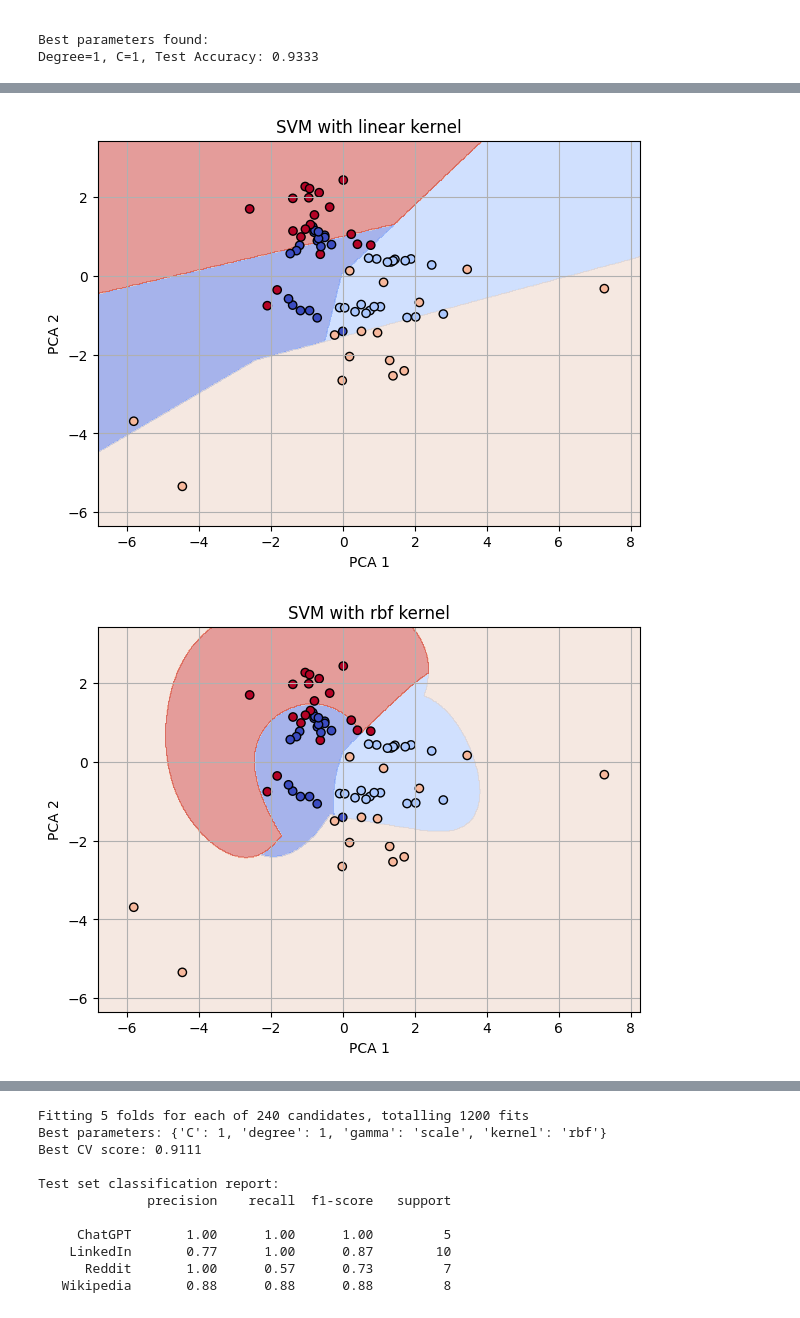
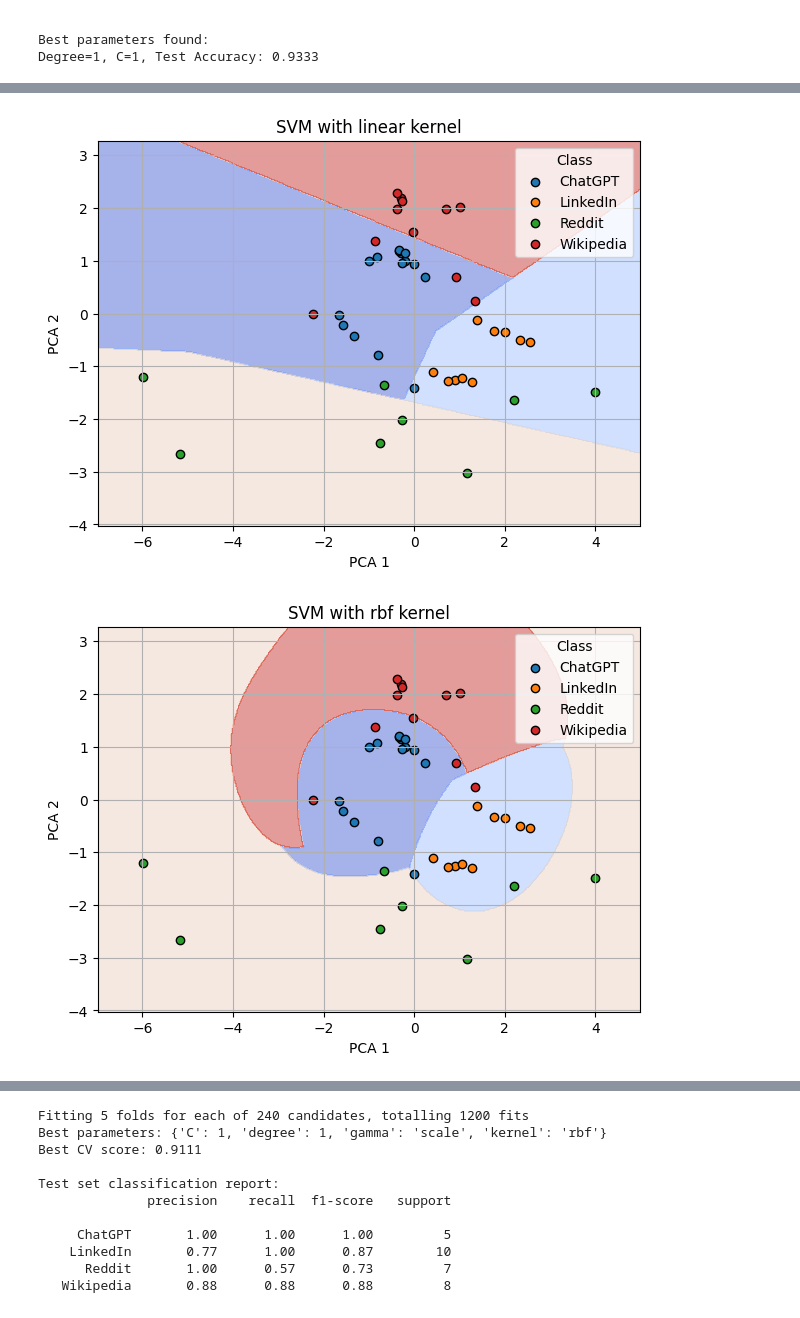
Before and after one commit to DurinMMII/coll400, a Jupyter notebook: sortedData/Support_Vector_Model.ipynb, the cells around one changed output, grey strips where cells are left out. Saved outputs shown, nothing was run; the diff lists cells and outputs as text; code cells hidden in the pictures.

Commit message:
added GridSearch per kernel, minor comment adjustments

```diff
--- a/sortedData/Support_Vector_Model.ipynb
+++ b/sortedData/Support_Vector_Model.ipynb
@@ -254,13 +402,17 @@ Best Accuracy: 0.9667
 # %%
+!pip install -q scikit-learn
+!pip install -q pandas numpy matplotlib seaborn
+from sklearn.decomposition import PCA
 from sklearn.preprocessing import LabelEncoder
-from sklearn.svm import SVC
-import matplotlib.pyplot as plt
-import numpy as np
 
-# Function to plot decision boundary and return the trained model
-def plot_kernel_decision_boundary(kernel, X_pca, y):
+# Apply PCA for dimensionality reduction to 2 components
+pca = PCA(n_components=2)  # Initialize PCA with 2 components for visualization
+X_pca = pca.fit_transform(X_train_scaled) # Apply fit_transform to training data
+
+def plot_kernel_decision_boundary(kernel, X_pca, y_train): # Changed y to y_train
     le = LabelEncoder()
-    y_encoded = le.fit_transform(y)
+    y_encoded = le.fit_transform(y_train) # Changed y to y_train
+    class_names = le.classes_
 
     model = SVC(kernel=kernel, gamma='scale', C=1).fit(X_pca, y_encoded)
 
@@ -272,34 +424,52 @@ def plot_kernel_decision_boundary(kernel, X_pca, y):
     grid_points = np.c_[xx.ravel(), yy.ravel()]
     Z = model.predict(grid_points).reshape(xx.shape)
 
     plt.figure(figsize=(7, 5))
     plt.contourf(xx, yy, Z, cmap='coolwarm', alpha=0.5)
-    plt.scatter(X_pca[:, 0], X_pca[:, 1], c=y_encoded, cmap='coolwarm', edgecolors='k')
+
+    # Plot each class separately for proper legend
+    for idx, class_name in enumerate(class_names):
+        plt.scatter(
+            X_pca[y_encoded == idx, 0],
+            X_pca[y_encoded == idx, 1],
+            edgecolors='k',
+            label=class_name
+        )
+
+    # Highlight support vectors
+    plt.scatter(
+        model.support_vectors_[:, 0],
+        model.support_vectors_[:, 1],
+        s=100, facecolors='none', linewidths=1.5,
+    )
+
+
     plt.title(f"SVM with {kernel} kernel")
     plt.xlabel('PCA 1')
     plt.ylabel('PCA 2')
+    plt.legend(title='Class')
     plt.grid(True)
     plt.show()
 
     return model
 
 # Kernel list and storage
 kernels = ['linear', 'rbf', 'poly', 'sigmoid']
 all_models = []
 
 # Run and store each kernel's model
 for k in kernels:
-    trained_model = plot_kernel_decision_boundary(k, X_pca, y)
+    trained_model = plot_kernel_decision_boundary(k, X_pca, y_train) # Changed y to y_train
     all_models.append(trained_model)
 
 # Bar plot of number of support vectors per kernel
 plt.figure(figsize=(8, 5))
 plt.bar(kernels, [model.n_support_.sum() for model in all_models], color='orchid')
 plt.title("Number of Support Vectors per Kernel")
 plt.xlabel("Kernel")
 plt.ylabel("Support Vectors")
 plt.grid(axis='y')
 plt.show()
 # %% [output]
-[figure, old version]
+[figure, new version]
-[figure, old version]
+[figure, new version]
```
Also changed, not shown: parts of 7 cells of this notebook.
